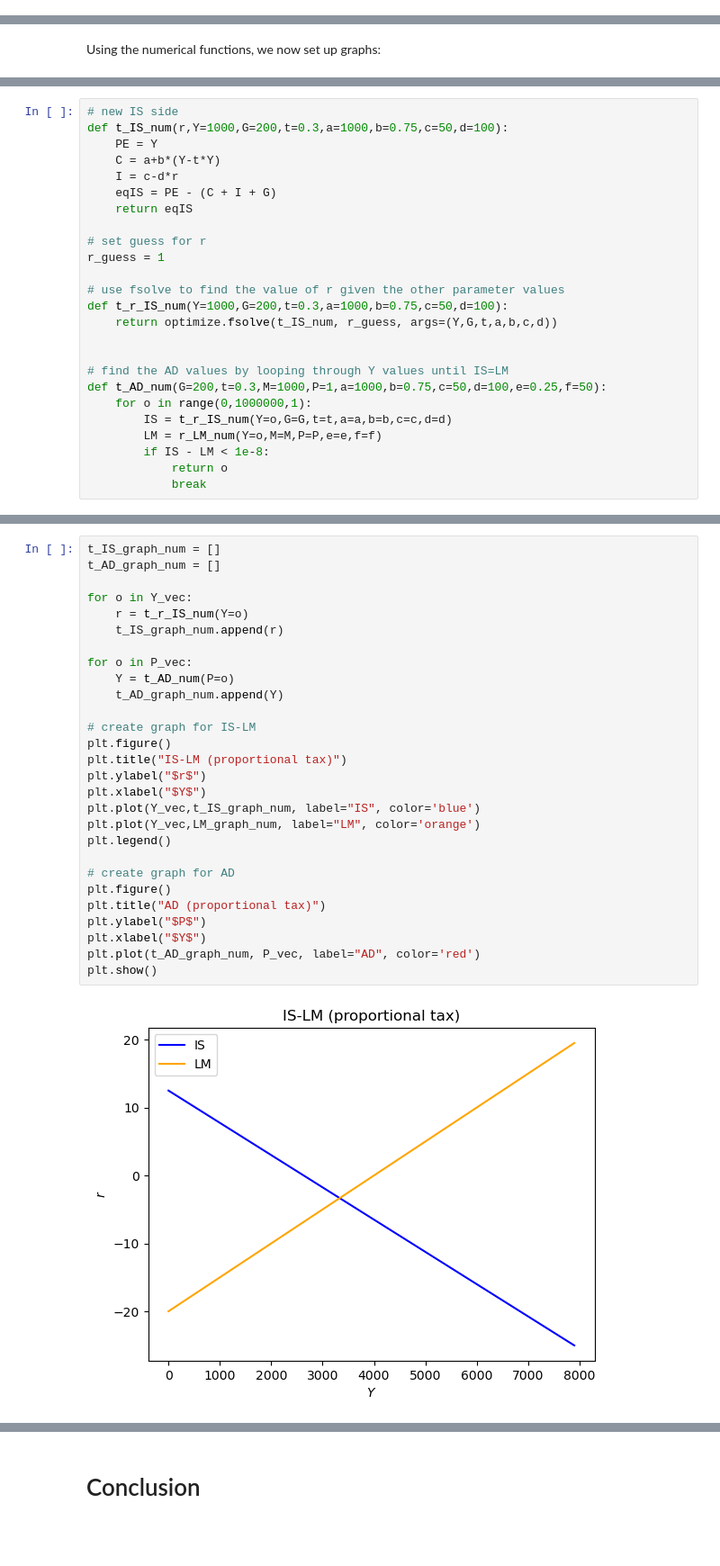
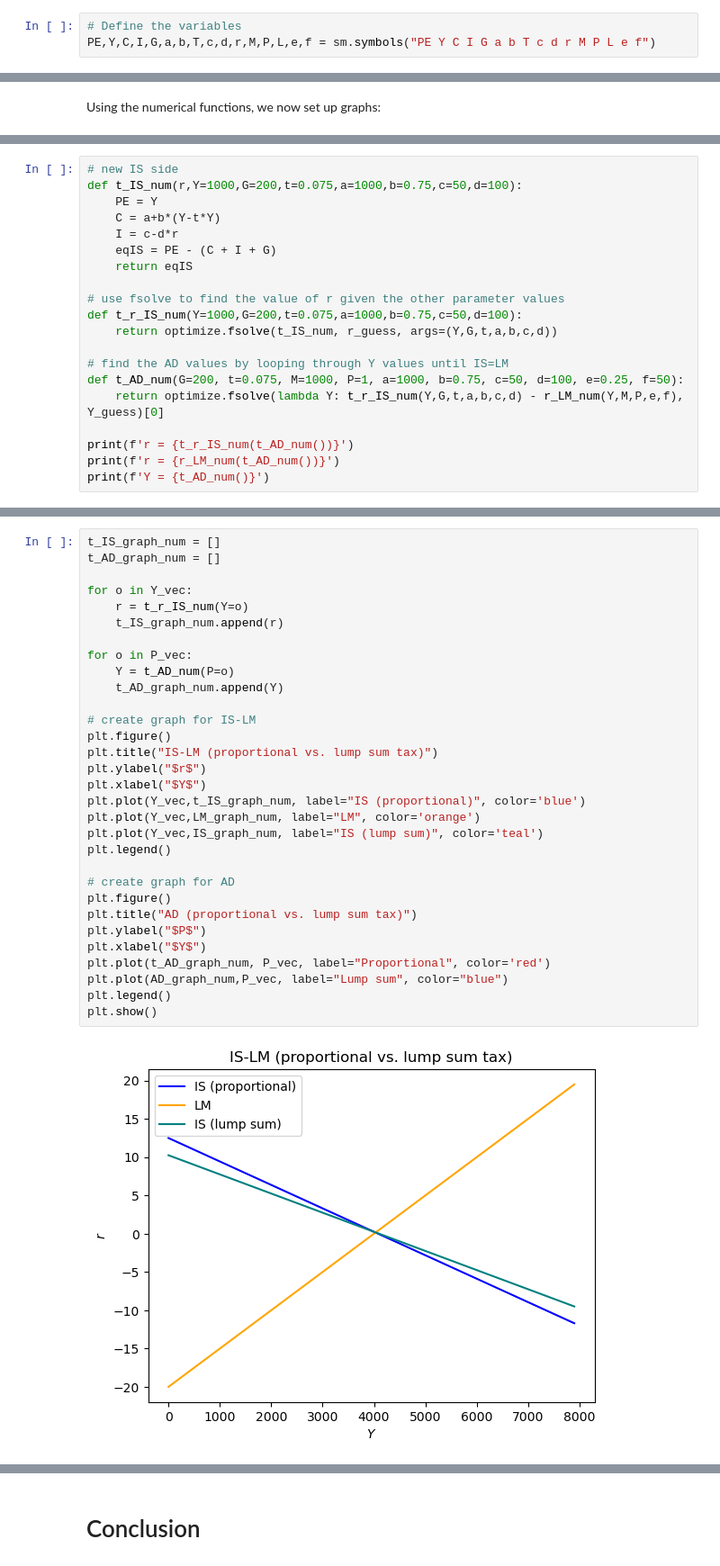
Before and after one commit to NumEconCopenhagen/projects-2023-tgr401, a Jupyter notebook: modelproject/Final_modelproject.ipynb, the cells around one changed output, grey strips where cells are left out. Shown at 90% size. Saved outputs shown, nothing was run; the diff lists cells and outputs as text; blank space fills up the shorter version.

```diff
--- a/modelproject/Final_modelproject.ipynb
+++ b/modelproject/Final_modelproject.ipynb
@@ -54,3 +36,6 @@ f = sm.symbols("f")
+# %%
+# Define the variables
+PE,Y,C,I,G,a,b,T,c,d,r,M,P,L,e,f = sm.symbols("PE Y C I G a b T c d r M P L e f")
 # %% [markdown]
 # Analytical solution
 # %% [markdown]
@@ -267,25 +248,20 @@ I now examine the IS-LM model with a proportional tax as opposed to lump sum.
 # %%
 # new IS side
-def t_IS_num(r,Y=1000,G=200,t=0.3,a=1000,b=0.75,c=50,d=100):
+def t_IS_num(r,Y=1000,G=200,t=0.075,a=1000,b=0.75,c=50,d=100):
     PE = Y
     C = a+b*(Y-t*Y)
     I = c-d*r
     eqIS = PE - (C + I + G)
     return eqIS
 
-# set guess for r
-r_guess = 1
-
 # use fsolve to find the value of r given the other parameter values
-def t_r_IS_num(Y=1000,G=200,t=0.3,a=1000,b=0.75,c=50,d=100):
+def t_r_IS_num(Y=1000,G=200,t=0.075,a=1000,b=0.75,c=50,d=100):
     return optimize.fsolve(t_IS_num, r_guess, args=(Y,G,t,a,b,c,d))
 
+# find the AD values by looping through Y values until IS=LM
+def t_AD_num(G=200, t=0.075, M=1000, P=1, a=1000, b=0.75, c=50, d=100, e=0.25, f=50):
+    return optimize.fsolve(lambda Y: t_r_IS_num(Y,G,t,a,b,c,d) - r_LM_num(Y,M,P,e,f), Y_guess)[0]
 
-# find the AD values by looping through Y values until IS=LM
-def t_AD_num(G=200,t=0.3,M=1000,P=1,a=1000,b=0.75,c=50,d=100,e=0.25,f=50):
-    for o in range(0,1000000,1):
-        IS = t_r_IS_num(Y=o,G=G,t=t,a=a,b=b,c=c,d=d)
-        LM = r_LM_num(Y=o,M=M,P=P,e=e,f=f)
-        if IS - LM < 1e-8:
-            return o
-            break
+print(f'r = {t_r_IS_num(t_AD_num())}')
+print(f'r = {r_LM_num(t_AD_num())}')
+print(f'Y = {t_AD_num()}')
@@ -292,30 +276,33 @@ def t_AD_num(G=200,t=0.3,M=1000,P=1,a=1000,b=0.75,c=50,d=100,e=0.25,f=50):
 # %%
 t_IS_graph_num = []
 t_AD_graph_num = []
 
 for o in Y_vec:
     r = t_r_IS_num(Y=o)
     t_IS_graph_num.append(r)
 
 for o in P_vec:
     Y = t_AD_num(P=o)
     t_AD_graph_num.append(Y)
 
 # create graph for IS-LM
 plt.figure()
-plt.title("IS-LM (proportional tax)")
+plt.title("IS-LM (proportional vs. lump sum tax)")
 plt.ylabel("$r$")
 plt.xlabel("$Y$")
-plt.plot(Y_vec,t_IS_graph_num, label="IS", color='blue')
+plt.plot(Y_vec,t_IS_graph_num, label="IS (proportional)", color='blue')
 plt.plot(Y_vec,LM_graph_num, label="LM", color='orange')
+plt.plot(Y_vec,IS_graph_num, label="IS (lump sum)", color='teal')
 plt.legend()
 
 # create graph for AD
 plt.figure()
-plt.title("AD (proportional tax)")
+plt.title("AD (proportional vs. lump sum tax)")
 plt.ylabel("$P$")
 plt.xlabel("$Y$")
-plt.plot(t_AD_graph_num, P_vec, label="AD", color='red')
+plt.plot(t_AD_graph_num, P_vec, label="Proportional", color='red')
+plt.plot(AD_graph_num,P_vec, label="Lump sum", color="blue")
+plt.legend()
 plt.show()
 # %% [output]
-[figure, old version]
+[figure, new version]
```
Also changed, not shown: parts of 20 cells of this notebook, 10 other files.
